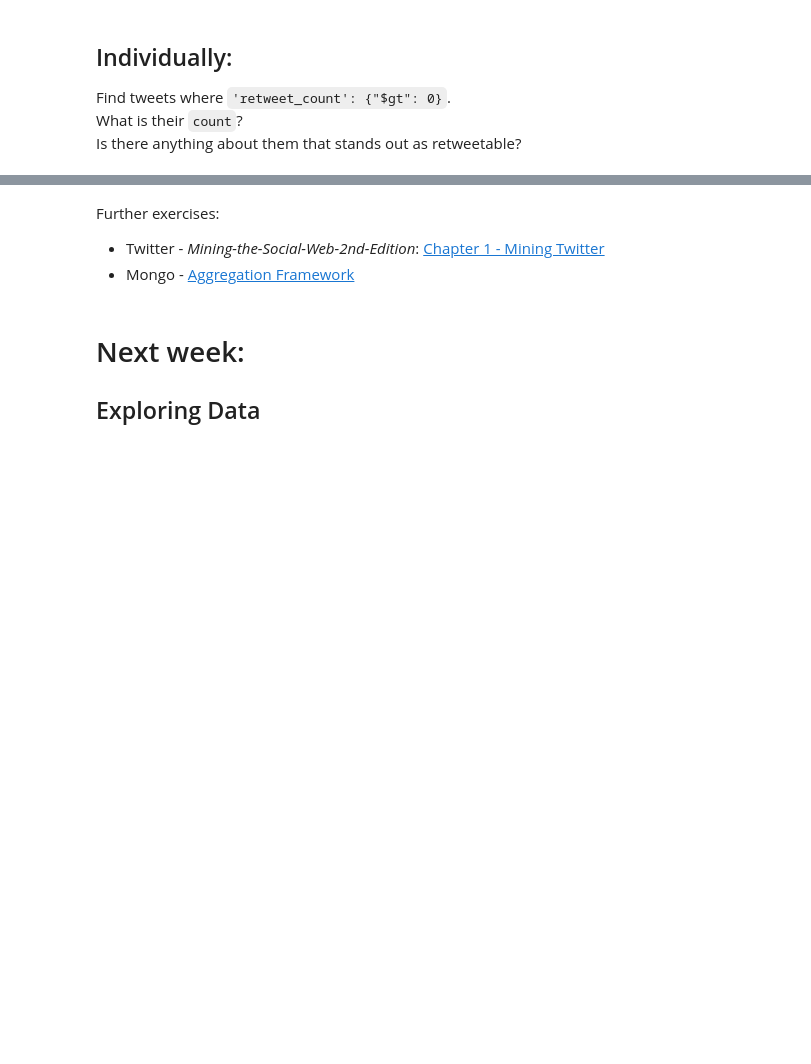
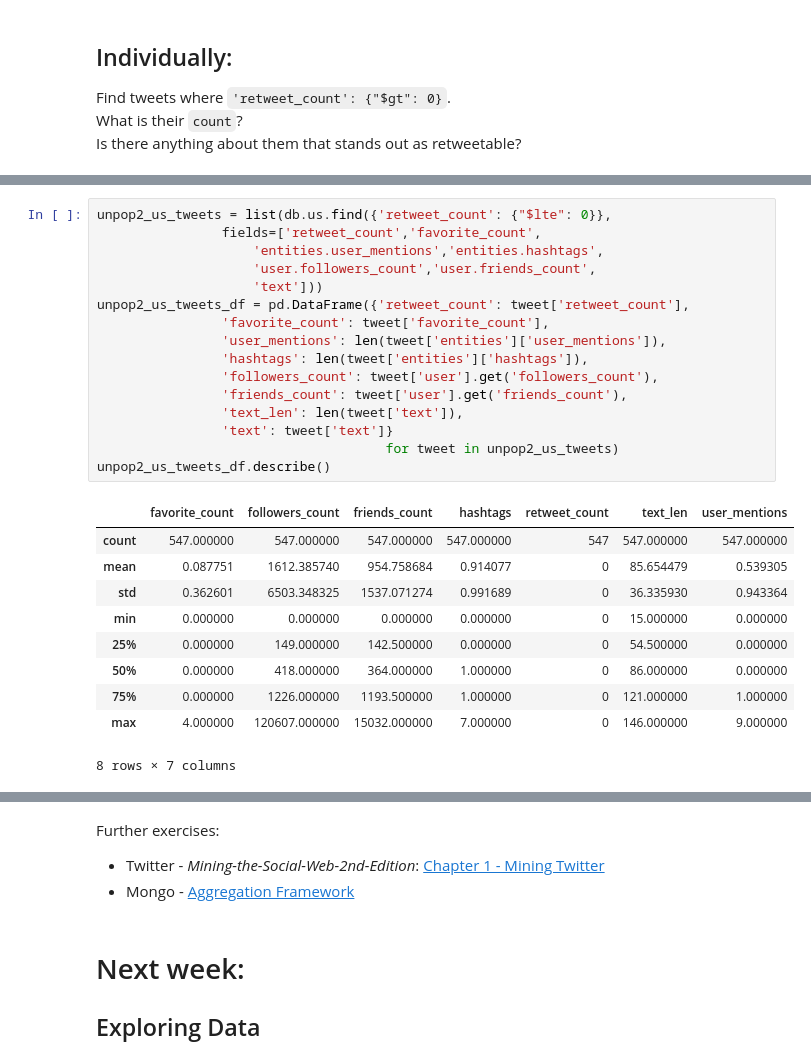
Before and after one commit to ankurprajapati/DAT6_clb, a Jupyter notebook: DS_Lab04_clb/DS_Lab04-API.ipynb, the cells around one changed output, grey strips where cells are left out. Saved outputs shown, nothing was run; the diff lists cells and outputs as text; blank space fills up the shorter version.

```diff
--- a/DS_Lab04_clb/DS_Lab04-API.ipynb
+++ b/DS_Lab04_clb/DS_Lab04-API.ipynb
@@ -558,0 +745,27 @@ Is there anything about them that stands out as retweetable?
+# %%
+unpop2_us_tweets = list(db.us.find({'retweet_count': {"$lte": 0}},
+                fields=['retweet_count','favorite_count',
+                    'entities.user_mentions','entities.hashtags',
+                    'user.followers_count','user.friends_count',
+                    'text']))
+unpop2_us_tweets_df = pd.DataFrame({'retweet_count': tweet['retweet_count'],
+                'favorite_count': tweet['favorite_count'],
+                'user_mentions': len(tweet['entities']['user_mentions']),
+                'hashtags': len(tweet['entities']['hashtags']),
+                'followers_count': tweet['user'].get('followers_count'),
+                'friends_count': tweet['user'].get('friends_count'),
+                'text_len': len(tweet['text']),
+                'text': tweet['text']}
+                                     for tweet in unpop2_us_tweets)
+unpop2_us_tweets_df.describe()
+# %% [output]
+|  | favorite_count | followers_count | friends_count | hashtags | retweet_count | text_len | user_mentions |
+| count | 547.000000 | 547.000000 | 547.000000 | 547.000000 | 547 | 547.000000 | 547.000000 |
+| mean | 0.087751 | 1612.385740 | 954.758684 | 0.914077 | 0 | 85.654479 | 0.539305 |
+| std | 0.362601 | 6503.348325 | 1537.071274 | 0.991689 | 0 | 36.335930 | 0.943364 |
+| min | 0.000000 | 0.000000 | 0.000000 | 0.000000 | 0 | 15.000000 | 0.000000 |
+| 25% | 0.000000 | 149.000000 | 142.500000 | 0.000000 | 0 | 54.500000 | 0.000000 |
+| 50% | 0.000000 | 418.000000 | 364.000000 | 1.000000 | 0 | 86.000000 | 0.000000 |
+| 75% | 0.000000 | 1226.000000 | 1193.500000 | 1.000000 | 0 | 121.000000 | 1.000000 |
+| max | 4.000000 | 120607.000000 | 15032.000000 | 7.000000 | 0 | 146.000000 | 9.000000 |
+8 rows × 7 columns
```
Also changed, not shown: parts of 58 cells of this notebook.
